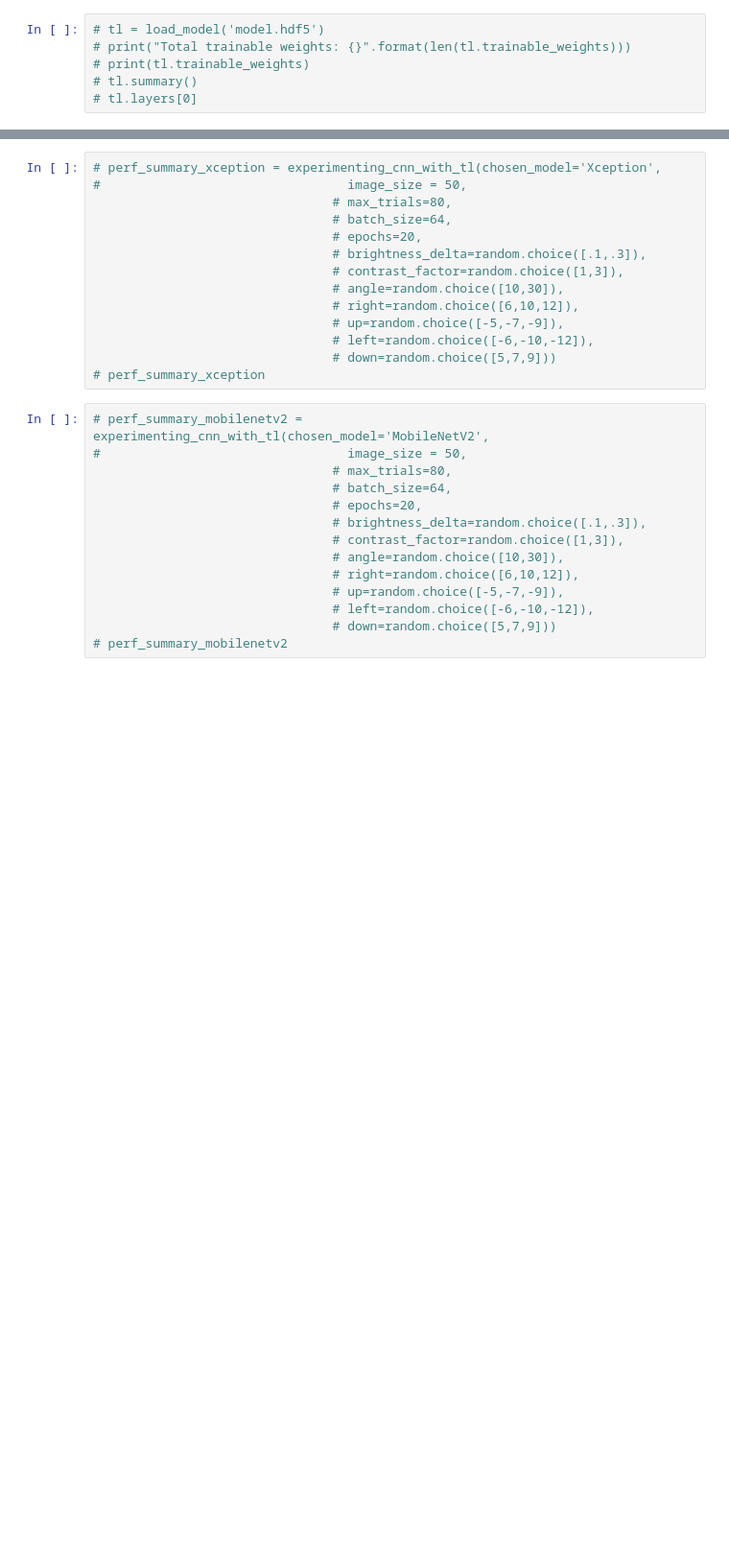
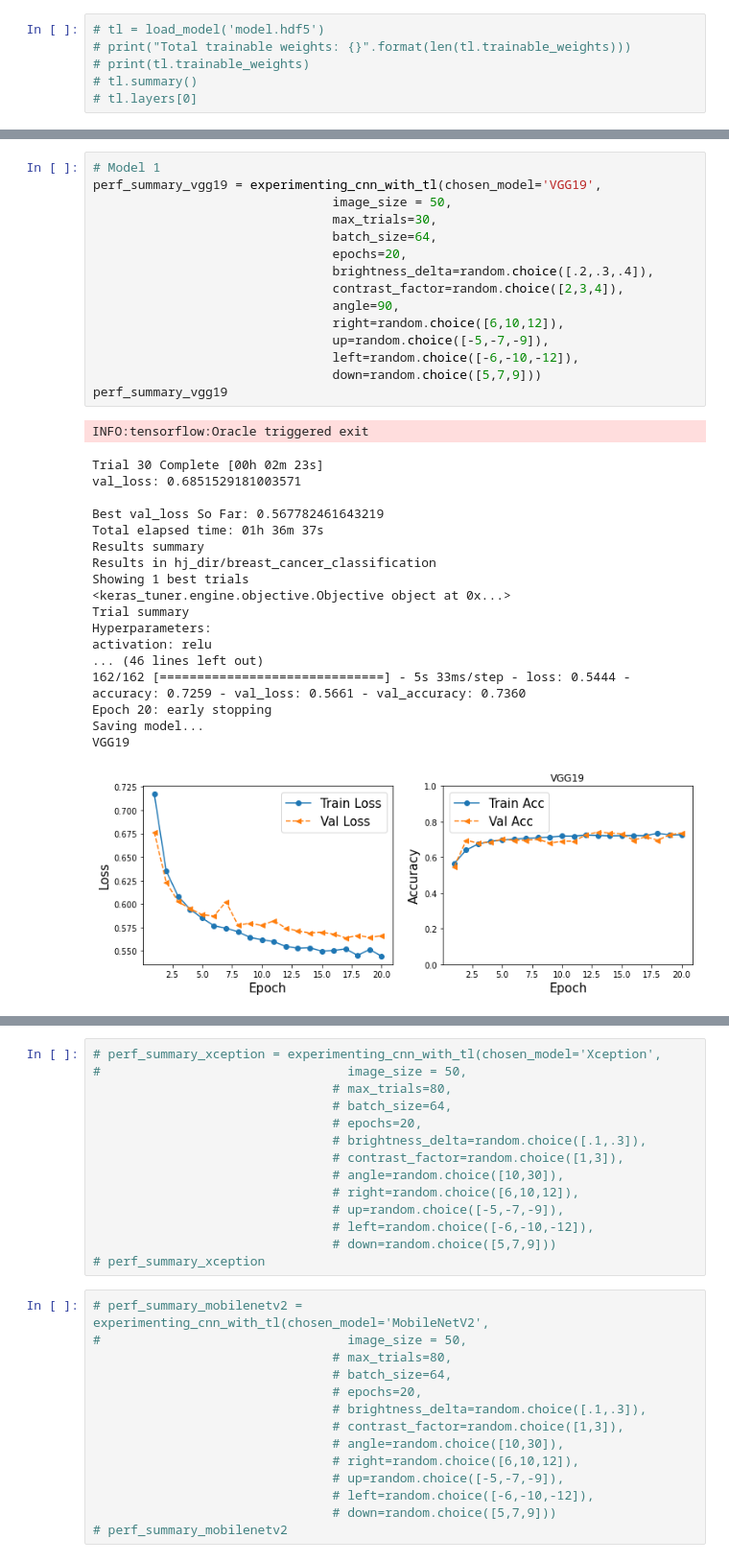
Before and after one commit to heesukjang/W207_AppliedML_Fall2022, a Jupyter notebook: 12_4_933am_AllRun_test_hps_tuning_with_transfer_learning_.ipynb, the cells around one changed output, grey strips where cells are left out. Shown at 96% size. Drawn from its saved outputs; the diff is of its cells as text; blank space fills up the shorter version.

```diff
--- a/12_4_933am_AllRun_test_hps_tuning_with_transfer_learning_.ipynb
+++ b/12_4_933am_AllRun_test_hps_tuning_with_transfer_learning_.ipynb
@@ -2079,0 +1988,35 @@ Epoch 8/20
+# %%
+# Model 1
+perf_summary_vgg19 = experimenting_cnn_with_tl(chosen_model='VGG19',
+                                image_size = 50,
+                                max_trials=30,
+                                batch_size=64,
+                                epochs=20,
+                                brightness_delta=random.choice([.2,.3,.4]),
+                                contrast_factor=random.choice([2,3,4]),
+                                angle=90,
+                                right=random.choice([6,10,12]),
+                                up=random.choice([-5,-7,-9]),
+                                left=random.choice([-6,-10,-12]),
+                                down=random.choice([5,7,9]))
+perf_summary_vgg19
+# %% [output]
+INFO:tensorflow:Oracle triggered exit
+Trial 30 Complete [00h 02m 23s]
+val_loss: 0.6851529181003571
+
+Best val_loss So Far: 0.567782461643219
+Total elapsed time: 01h 36m 37s
+Results summary
+Results in hj_dir/breast_cancer_classification
+Showing 1 best trials
+<keras_tuner.engine.objective.Objective object at 0x...>
+Trial summary
+Hyperparameters:
+activation: relu
+... (46 lines left out)
+162/162 [==============================] - 5s 33ms/step - loss: 0.5444 - accuracy: 0.7259 - val_loss: 0.5661 - val_accuracy: 0.7360
+Epoch 20: early stopping
+Saving model...
+VGG19
+[figure, added]
```
Also changed, not shown: parts of 15 cells of this notebook.
